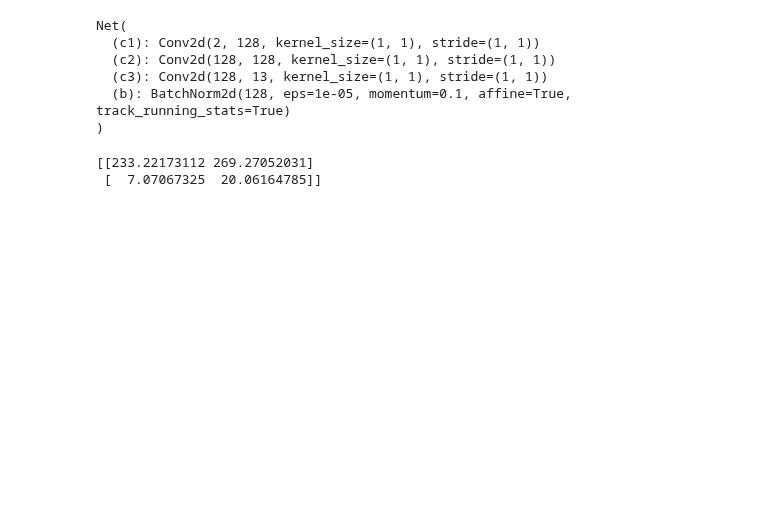
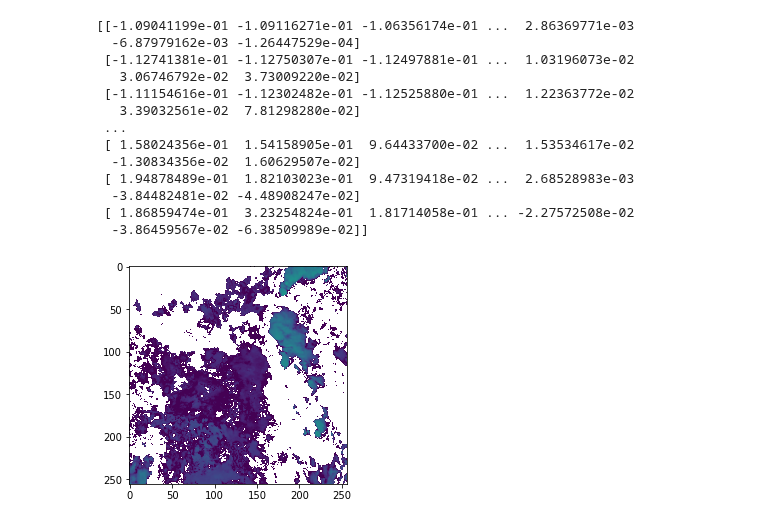
Before and after one commit to ingridingemarsson/geostat-masters-thesis, a Jupyter notebook: src/rain_retrievals_net.ipynb, the cells around one changed output. Cells and saved outputs as stored; diff of their text form; code cells hidden in the pictures; blank space fills up the shorter version.

Commit message:
running notebook on remote

```diff
--- a/src/rain_retrievals_net.ipynb
+++ b/src/rain_retrievals_net.ipynb
@@ -106,34 +165,29 @@ torch.save(net.state_dict(), path_to_state_dict)
+# %%
+import matplotlib.pyplot as plt
+from matplotlib.colors import LogNorm
+precip_norm = LogNorm(1e-2, 1e2)
+plt.imshow(torch.squeeze(net(val_dataset[100]['box'].unsqueeze(0).to(device))[:,6]).detach().cpu().numpy(), norm=precip_norm)
+print(torch.squeeze(net(val_dataset[100]['box'].unsqueeze(0).to(device))[:,6]).detach().cpu().numpy())
+# %% [output]
+[[-1.09041199e-01 -1.09116271e-01 -1.06356174e-01 ...  2.86369771e-03
+  -6.87979162e-03 -1.26447529e-04]
+ [-1.12741381e-01 -1.12750307e-01 -1.12497881e-01 ...  1.03196073e-02
+   3.06746792e-02  3.73009220e-02]
+ [-1.11154616e-01 -1.12302482e-01 -1.12525880e-01 ...  1.22363772e-02
+   3.39032561e-02  7.81298280e-02]
+ ...
+ [ 1.58024356e-01  1.54158905e-01  9.64433700e-02 ...  1.53534617e-02
+  -1.30834356e-02  1.60629507e-02]
+ [ 1.94878489e-01  1.82103023e-01  9.47319418e-02 ...  2.68528983e-03
+  -3.84482481e-02 -4.48908247e-02]
+ [ 1.86859474e-01  3.23254824e-01  1.81714058e-01 ... -2.27572508e-02
+  -3.86459567e-02 -6.38509989e-02]]
+[figure, added]
 # %%
 #Test load data:
-net = Net(len(quantiles), len(channels), 1)
-net.load_state_dict(torch.load(path_to_state_dict))
-net.eval()
+#net = Net(len(quantiles), len(channels), 1)
+#net.load_state_dict(torch.load(path_to_state_dict))
+#net.eval()
-# %% [output]
-Net(
-  (c1): Conv2d(2, 128, kernel_size=(1, 1), stride=(1, 1))
-  (c2): Conv2d(128, 128, kernel_size=(1, 1), stride=(1, 1))
-  (c3): Conv2d(128, 13, kernel_size=(1, 1), stride=(1, 1))
-  (b): BatchNorm2d(128, eps=1e-05, momentum=0.1, affine=True, track_running_stats=True)
-)
-# %%
-path_to_load_test_data = 'data/first_net_dataset/test/'
-path_to_save_test_data = 'data/first_net_dataset/test/npy_files'
-
-ConvertDatasetToNumpy(path_to_load_data = path_to_load_test_data,
-                      path_to_save_data = path_to_save_test_data)
-
-test_dataset = GOESRETRIEVALSDataset(
-    path_to_data = path_to_save_test_data,
-    channels = channels,
-    transform = transforms.Compose([Mask(),
-                                    Standardize(path_to_save_test_data, path_to_stats, channels),
-                                    ToTensor()])
-)
-
-test_dataloader = DataLoader(test_dataset, batch_size=BATCH_SIZE, shuffle=True)
-# %% [output]
-[[233.22173112 269.27052031]
- [  7.07067325  20.06164785]]
 # %%
 quantile_num=int(len(quantiles)/2)
 print(quantiles[quantile_num])
```
Also changed, not shown: parts of 8 cells of this notebook, 2 other files.
